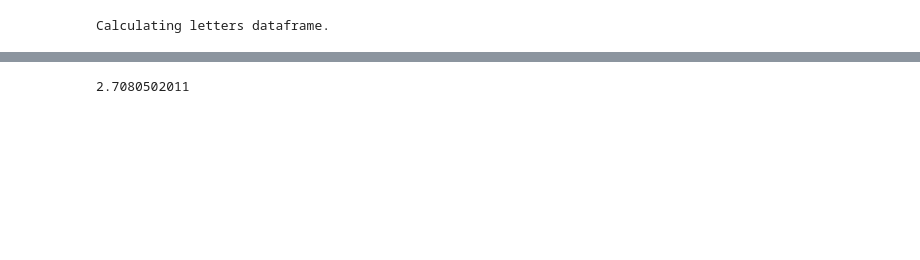
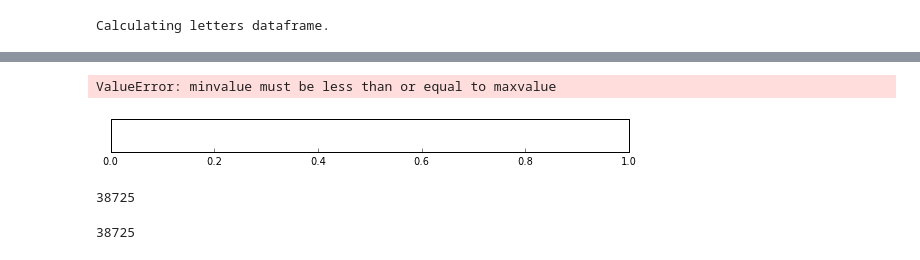
Before and after one commit to Prooffreader/word_list_tools, a Jupyter notebook: letter_distributions.ipynb, the cells around one changed output, grey strips where cells are left out. Saved outputs shown, nothing was run; the diff lists cells and outputs as text; code cells hidden in the pictures; blank space fills up the shorter version.

```diff
--- a/letter_distributions.ipynb
+++ b/letter_distributions.ipynb
@@ -457,4 +165,24 @@ print dflet2000[['letter', 'p1pct', 'm1pct', 'logratiop1m1']]
-# %%
-print log(x)
-# %% [output]
-2.7080502011
+# %%
+fig = pyplot.figure(figsize=(8,3))
+ax1 = fig.add_axes([0.05, 0.80, 0.9, 0.15])
+
+cmap = mpl.cm.gist_heat
+norm = mpl.colors.Normalize(vmin=0, vmax=freqdict['e'] * 100 / total_freq)
+
+cb1 = mpl.colorbar.ColorbarBase(ax1, cmap=cmap,
+                                   norm=norm,
+                                   orientation='horizontal')
+cb1.set_label('Percent of overall frequency of letter')
+
+plt.show()
+# %% [output]
+ValueError: minvalue must be less than or equal to maxvalue
+[figure, added]
+# %%
+maxes
+# %% [output]
+38725
+# %%
+overall_max
+# %% [output]
+38725
```
Also changed, not shown: parts of 33 cells of this notebook, 1 other file.
